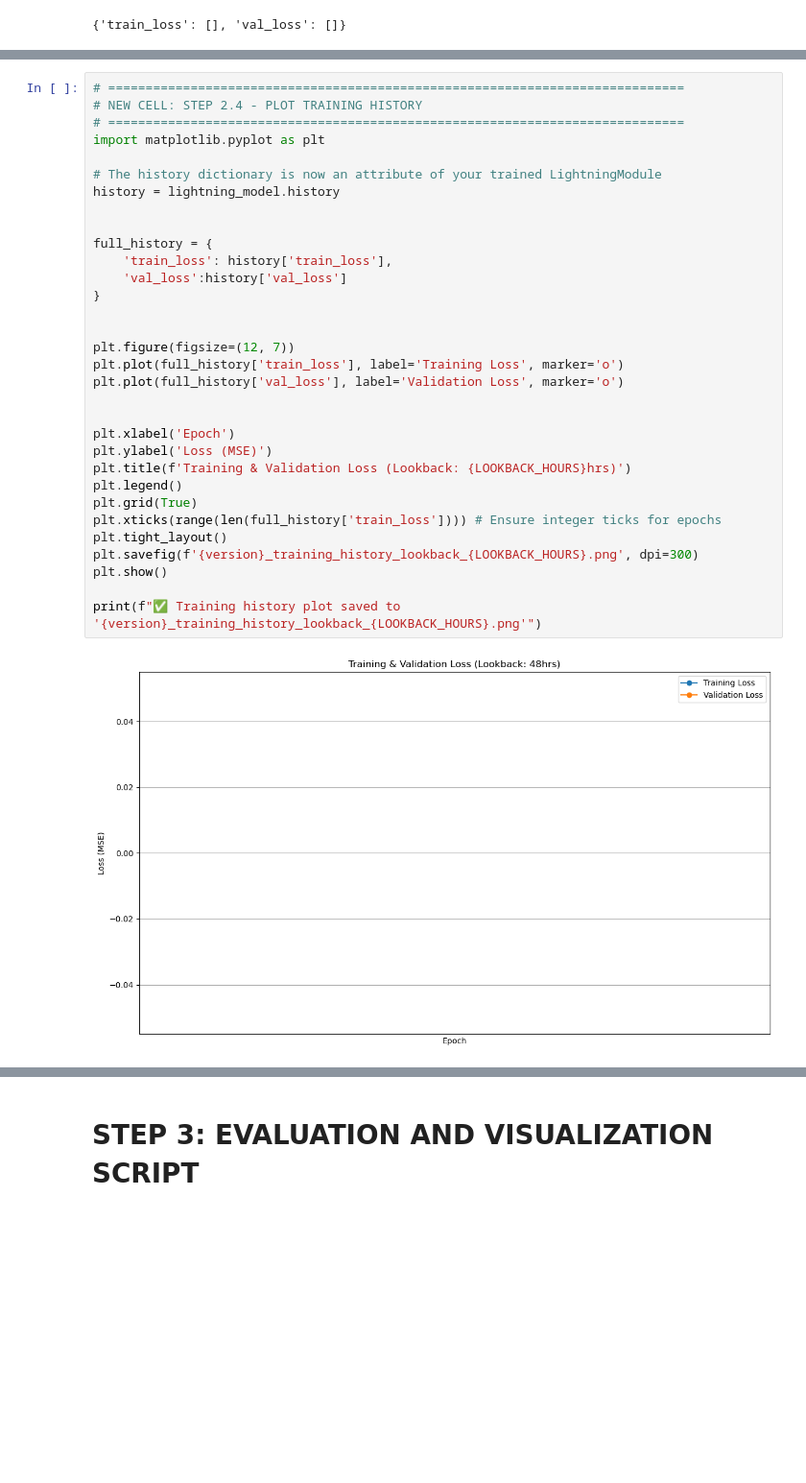
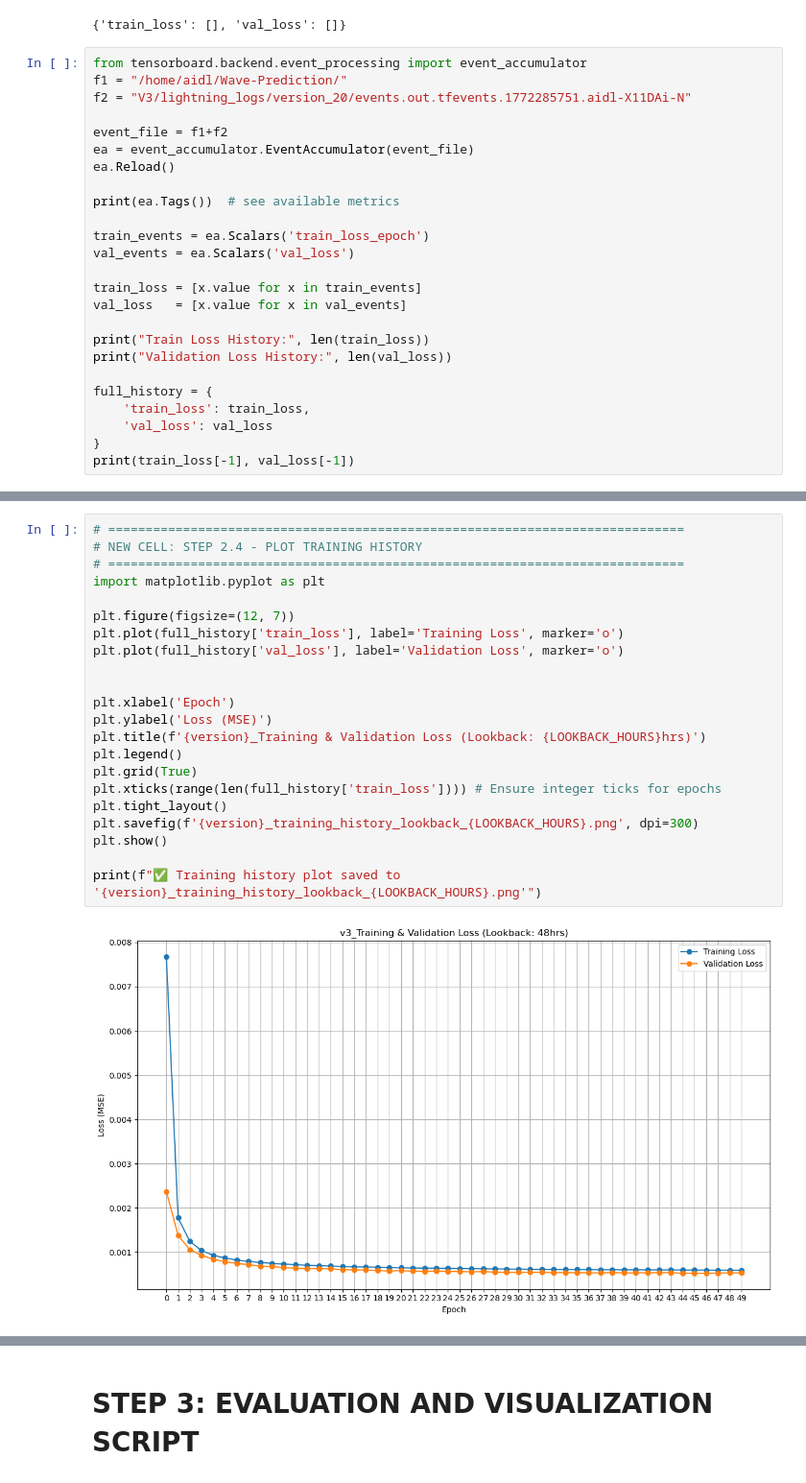
Before and after one commit to oghritik/Wave-Prediction, a Jupyter notebook: V3/v3.ipynb, the cells around one changed output, grey strips where cells are left out. Shown at 96% size. Saved outputs shown, nothing was run; the diff lists cells and outputs as text; blank space fills up the shorter version.

```diff
--- a/V3/v3.ipynb
+++ b/V3/v3.ipynb
@@ -670,3 +670,28 @@ Epoch 4, global step 8205: 'val_loss' reached 0.00084 (best 0.00084), saving mod
 lightning_model.history
 # %% [output]
 {'train_loss': [], 'val_loss': []}
+# %%
+from tensorboard.backend.event_processing import event_accumulator
+f1 = "/home/aidl/Wave-Prediction/"
+f2 = "V3/lightning_logs/version_20/events.out.tfevents.1772285751.aidl-X11DAi-N"
+
+event_file = f1+f2
+ea = event_accumulator.EventAccumulator(event_file)
+ea.Reload()
+
+print(ea.Tags())  # see available metrics
+
+train_events = ea.Scalars('train_loss_epoch')
+val_events = ea.Scalars('val_loss')
+
+train_loss = [x.value for x in train_events]
+val_loss   = [x.value for x in val_events]
+
+print("Train Loss History:", len(train_loss))
+print("Validation Loss History:", len(val_loss))
+
+full_history = {
+    'train_loss': train_loss,
+    'val_loss': val_loss
+}
+print(train_loss[-1], val_loss[-1])
@@ -673,37 +703,27 @@ lightning_model.history
 # %%
 # =============================================================================
 # NEW CELL: STEP 2.4 - PLOT TRAINING HISTORY
 # =============================================================================
 import matplotlib.pyplot as plt
-
-# The history dictionary is now an attribute of your trained LightningModule
-history = lightning_model.history
-
-
-full_history = {
-    'train_loss': history['train_loss'],
-    'val_loss':history['val_loss']
-}
-
 
 plt.figure(figsize=(12, 7))
 plt.plot(full_history['train_loss'], label='Training Loss', marker='o')
 plt.plot(full_history['val_loss'], label='Validation Loss', marker='o')
 
 
 plt.xlabel('Epoch')
 plt.ylabel('Loss (MSE)')
-plt.title(f'Training & Validation Loss (Lookback: {LOOKBACK_HOURS}hrs)')
+plt.title(f'{version}_Training & Validation Loss (Lookback: {LOOKBACK_HOURS}hrs)')
 plt.legend()
 plt.grid(True)
 plt.xticks(range(len(full_history['train_loss']))) # Ensure integer ticks for epochs
 plt.tight_layout()
 plt.savefig(f'{version}_training_history_lookback_{LOOKBACK_HOURS}.png', dpi=300)
 plt.show()
 
 print(f"✅ Training history plot saved to '{version}_training_history_lookback_{LOOKBACK_HOURS}.png'")
 # %% [output]
-[figure, old version]
+[figure, new version]
 ✅ Training history plot saved to 'v3_training_history_lookback_48.png'
 # %% [markdown]
 # STEP 3: EVALUATION AND VISUALIZATION SCRIPT
```
Also changed, not shown: parts of 4 cells of this notebook, 40 other files.
